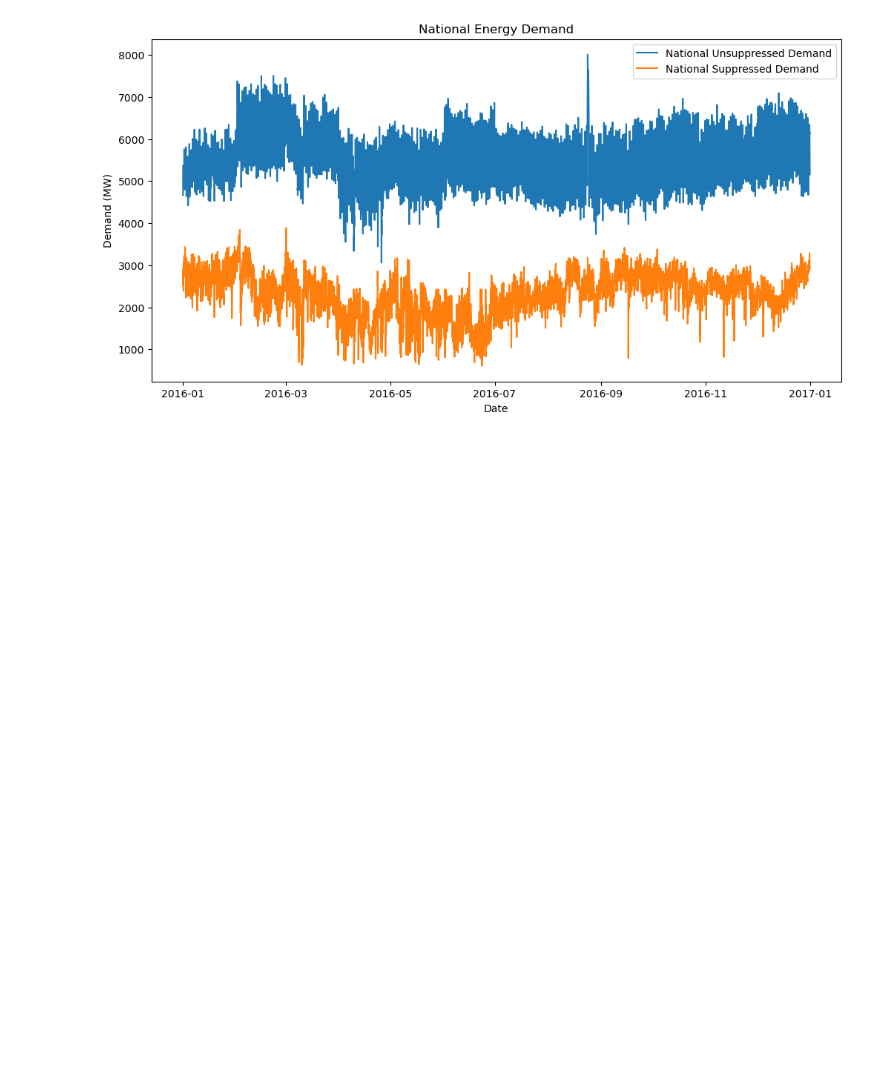
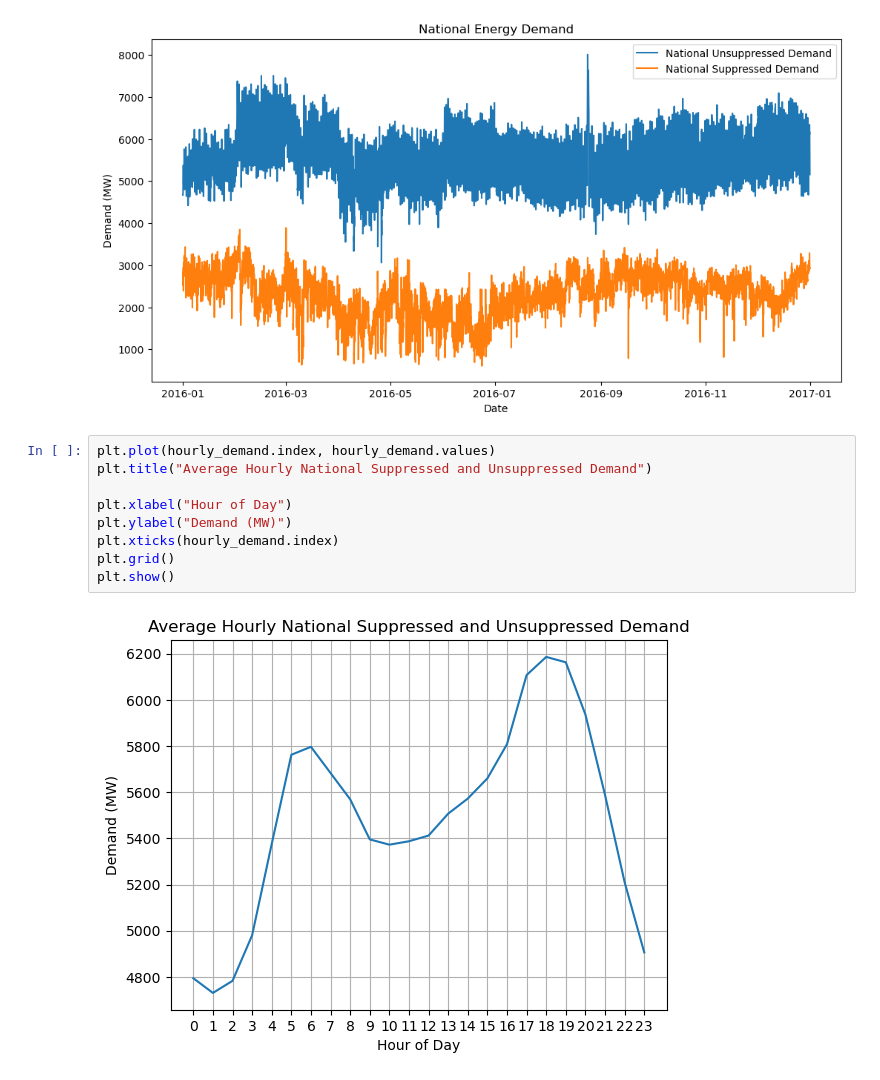
Before and after one commit to Khalmade/energy_demand_forecasting, a Jupyter notebook: notebooks/01_data_exploration.ipynb, the cells around one changed output. Cells and saved outputs as stored; diff of their text form; blank space fills up the shorter version.

```diff
--- a/notebooks/01_data_exploration.ipynb
+++ b/notebooks/01_data_exploration.ipynb
@@ -166,3 +166,14 @@ plt.show()
 # %% [output]
 Matplotlib is building the font cache; this may take a moment.
 [figure]
+# %%
+plt.plot(hourly_demand.index, hourly_demand.values)
+plt.title("Average Hourly National Suppressed and Unsuppressed Demand")
+
+plt.xlabel("Hour of Day")
+plt.ylabel("Demand (MW)")
+plt.xticks(hourly_demand.index)
+plt.grid()
+plt.show()
+# %% [output]
+[figure, added]
```
Also changed, not shown: parts of 8 cells of this notebook.
